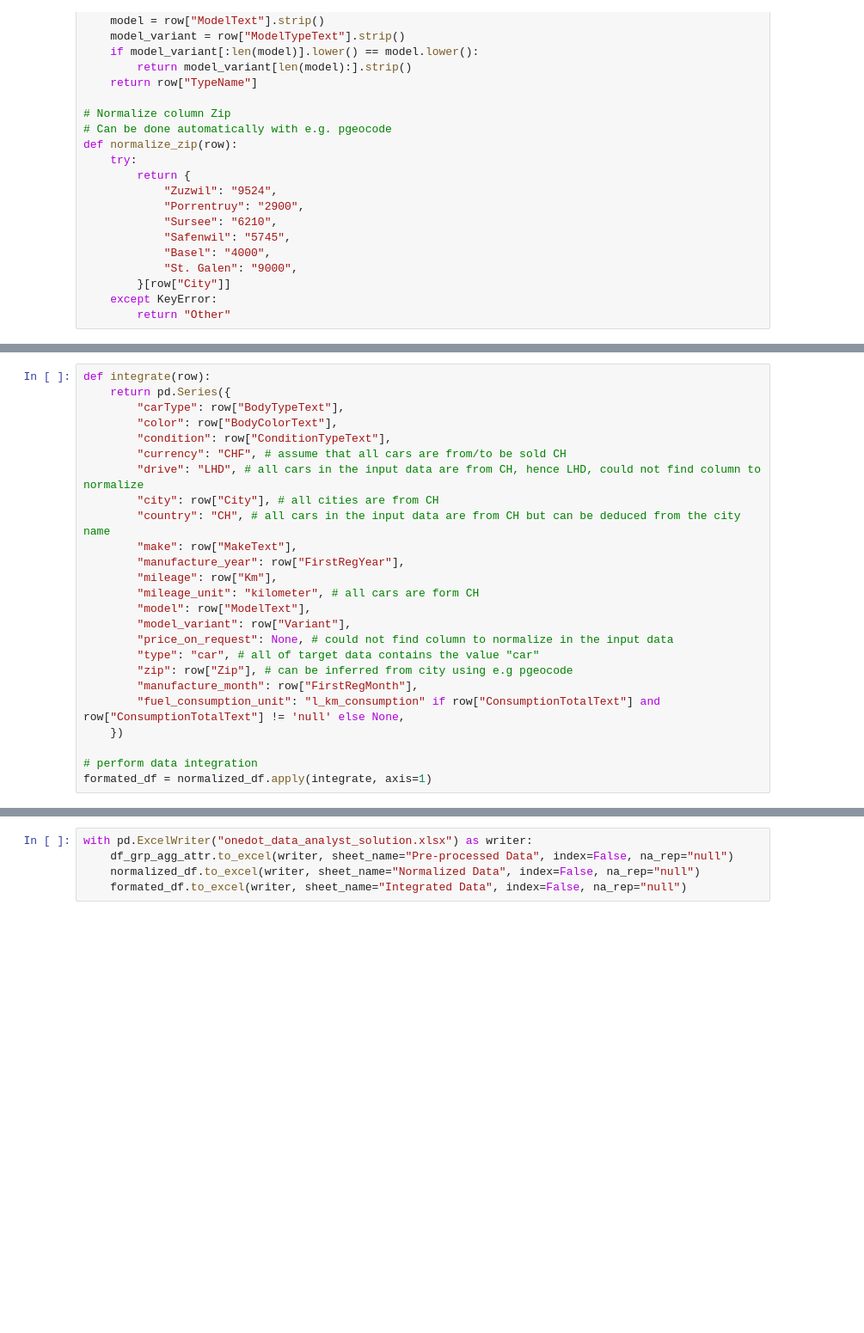
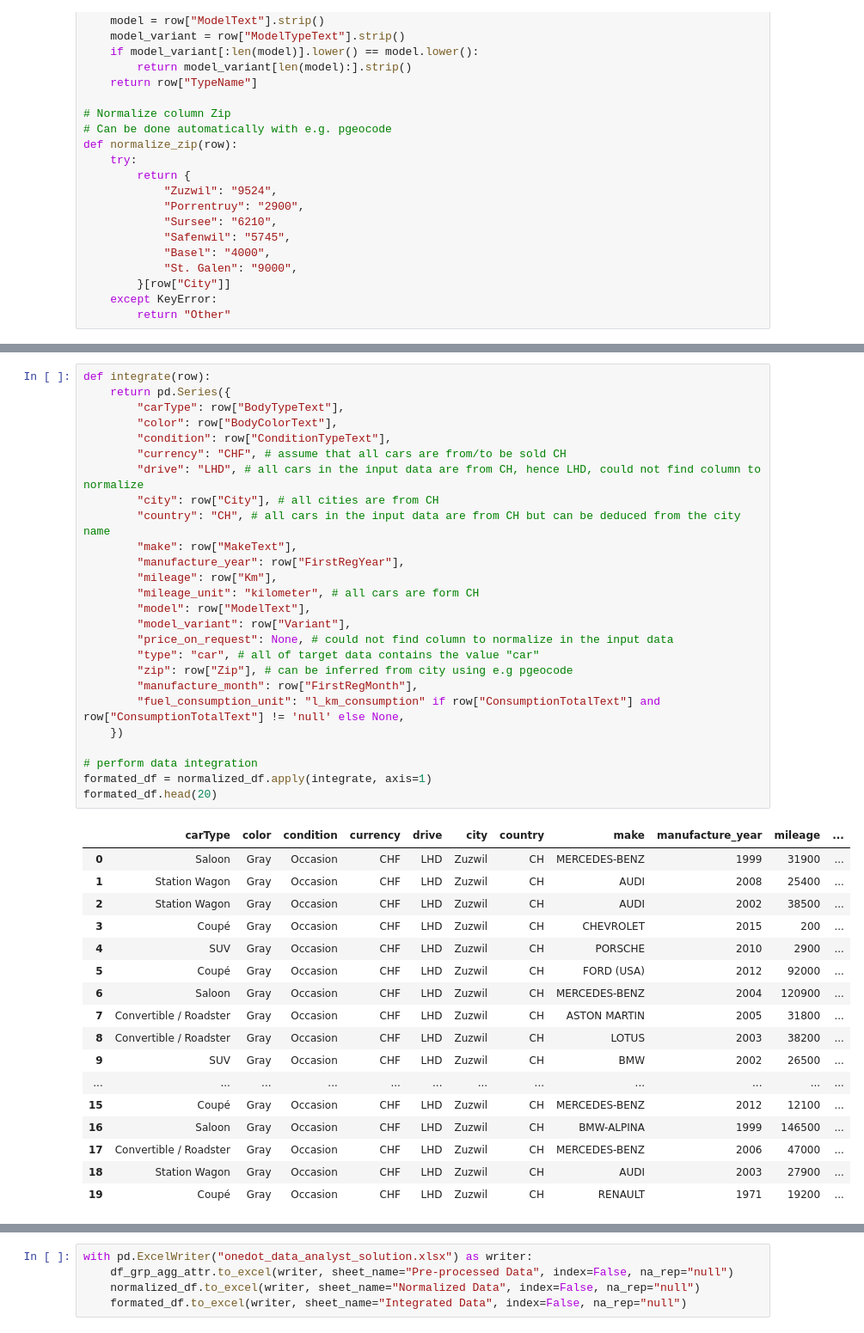
Before and after one commit to 005401/Onedot-Data-Analyst-Remote-Task, a Jupyter notebook: onedot_data_analyst_solution.ipynb, the cells around one changed output, grey strips where cells are left out. Shown at 86% size. Drawn from its saved outputs; the diff is of its cells as text; blank space fills up the shorter version.

```diff
--- a/onedot_data_analyst_solution.ipynb
+++ b/onedot_data_analyst_solution.ipynb
@@ -125,25 +308,44 @@ normalized_df = df_grp_agg_attr.apply(normalize, axis=1)
 # %%
 def integrate(row):
     return pd.Series({
         "carType": row["BodyTypeText"],
         "color": row["BodyColorText"],
         "condition": row["ConditionTypeText"],
         "currency": "CHF", # assume that all cars are from/to be sold CH
         "drive": "LHD", # all cars in the input data are from CH, hence LHD, could not find column to normalize
         "city": row["City"], # all cities are from CH
         "country": "CH", # all cars in the input data are from CH but can be deduced from the city name
         "make": row["MakeText"],
         "manufacture_year": row["FirstRegYear"],
         "mileage": row["Km"],
         "mileage_unit": "kilometer", # all cars are form CH
         "model": row["ModelText"],
         "model_variant": row["Variant"],
         "price_on_request": None, # could not find column to normalize in the input data
         "type": "car", # all of target data contains the value "car"
         "zip": row["Zip"], # can be inferred from city using e.g pgeocode
         "manufacture_month": row["FirstRegMonth"],
         "fuel_consumption_unit": "l_km_consumption" if row["ConsumptionTotalText"] and row["ConsumptionTotalText"] != 'null' else None,
     })
 
 # perform data integration
 formated_df = normalized_df.apply(integrate, axis=1)
+formated_df.head(20)
+# %% [output]
+|  | carType | color | condition | currency | drive | city | country | make | manufacture_year | mileage | ... |
+| 0 | Saloon | Gray | Occasion | CHF | LHD | Zuzwil | CH | MERCEDES-BENZ | 1999 | 31900 | ... |
+| 1 | Station Wagon | Gray | Occasion | CHF | LHD | Zuzwil | CH | AUDI | 2008 | 25400 | ... |
+| 2 | Station Wagon | Gray | Occasion | CHF | LHD | Zuzwil | CH | AUDI | 2002 | 38500 | ... |
+| 3 | Coupé | Gray | Occasion | CHF | LHD | Zuzwil | CH | CHEVROLET | 2015 | 200 | ... |
+| 4 | SUV | Gray | Occasion | CHF | LHD | Zuzwil | CH | PORSCHE | 2010 | 2900 | ... |
+| 5 | Coupé | Gray | Occasion | CHF | LHD | Zuzwil | CH | FORD (USA) | 2012 | 92000 | ... |
+| 6 | Saloon | Gray | Occasion | CHF | LHD | Zuzwil | CH | MERCEDES-BENZ | 2004 | 120900 | ... |
+| 7 | Convertible / Roadster | Gray | Occasion | CHF | LHD | Zuzwil | CH | ASTON MARTIN | 2005 | 31800 | ... |
+| 8 | Convertible / Roadster | Gray | Occasion | CHF | LHD | Zuzwil | CH | LOTUS | 2003 | 38200 | ... |
+| 9 | SUV | Gray | Occasion | CHF | LHD | Zuzwil | CH | BMW | 2002 | 26500 | ... |
+| ... | ... | ... | ... | ... | ... | ... | ... | ... | ... | ... | ... |
+| 15 | Coupé | Gray | Occasion | CHF | LHD | Zuzwil | CH | MERCEDES-BENZ | 2012 | 12100 | ... |
+| 16 | Saloon | Gray | Occasion | CHF | LHD | Zuzwil | CH | BMW-ALPINA | 1999 | 146500 | ... |
+| 17 | Convertible / Roadster | Gray | Occasion | CHF | LHD | Zuzwil | CH | MERCEDES-BENZ | 2006 | 47000 | ... |
+| 18 | Station Wagon | Gray | Occasion | CHF | LHD | Zuzwil | CH | AUDI | 2003 | 27900 | ... |
+| 19 | Coupé | Gray | Occasion | CHF | LHD | Zuzwil | CH | RENAULT | 1971 | 19200 | ... |
```
Also changed, not shown: parts of 36 cells of this notebook, 1 other file.
